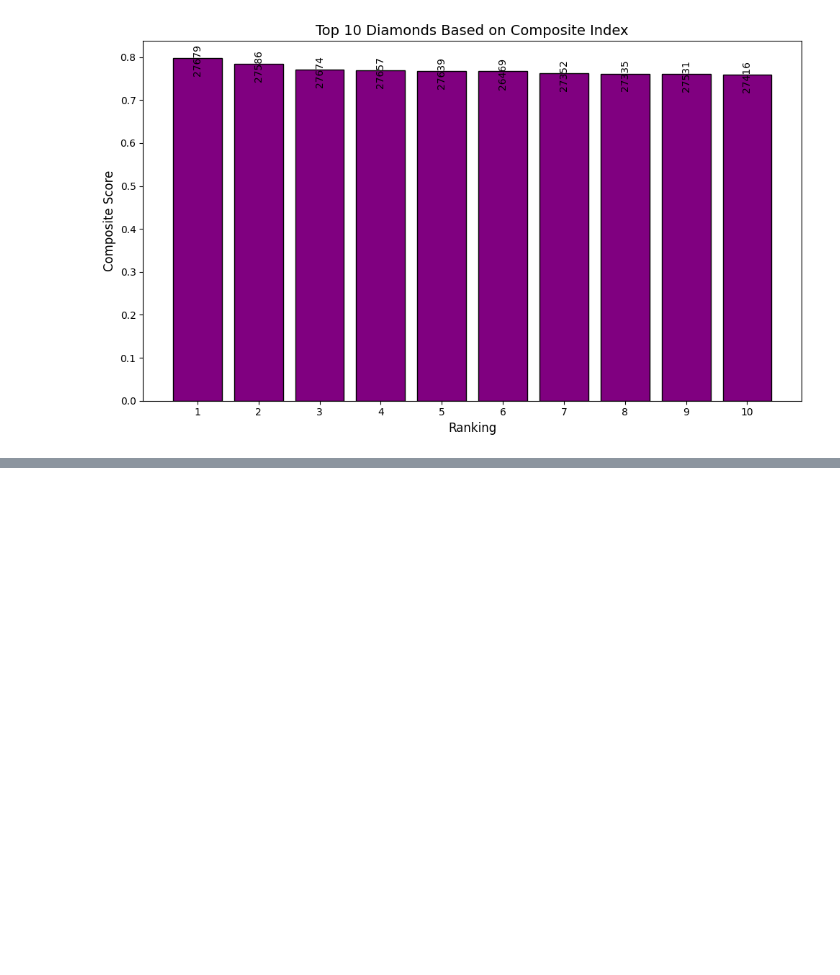
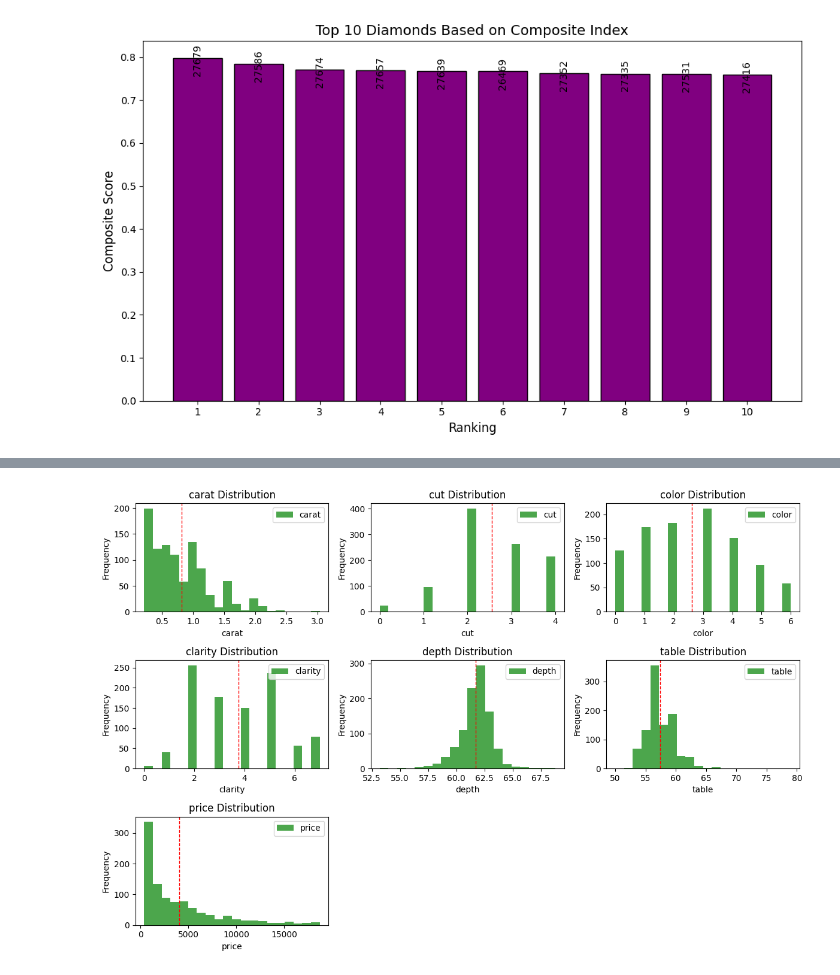
Before and after one commit to y-xing01/DAV_CA1, a Jupyter notebook: diamonds.ipynb, the cells around one changed output, grey strips where cells are left out. Saved outputs shown, nothing was run; the diff lists cells and outputs as text; code cells hidden in the pictures; blank space fills up the shorter version.

```diff
--- a/diamonds.ipynb
+++ b/diamonds.ipynb
@@ -1054,0 +1069,16 @@ plt.show()
+# %%
+# Subplots of each feature's distribution along with the composite index
+plt.figure(figsize=(12, 8))
+for i, feature in enumerate(relevant_columns):
+    plt.subplot(3, 3, i + 1)
+    plt.hist(cluster_data[feature], bins=20, color='green', alpha=0.7, label=feature)
+    plt.axvline(cluster_data[feature].mean(), color='red', linestyle='dashed', linewidth=1)
+    plt.xlabel(feature)
+    plt.ylabel('Frequency')
+    plt.legend()
+    plt.title(f'{feature} Distribution')
+
+plt.tight_layout()
+plt.show()
+# %% [output]
+[figure, added]
```
Also changed, not shown: parts of 1 cell of this notebook.
